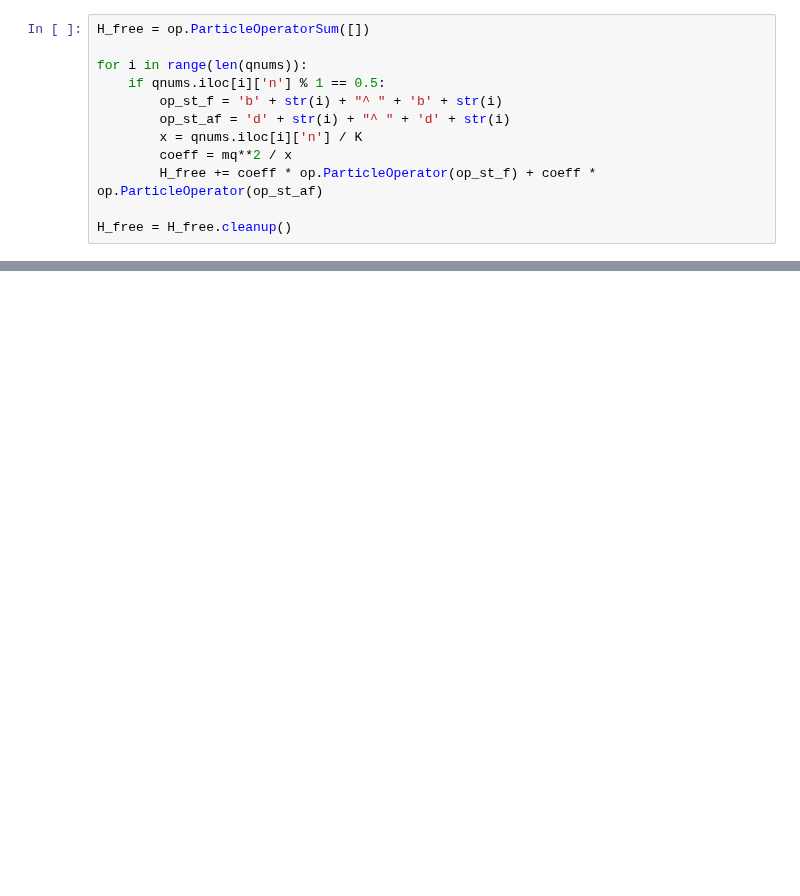
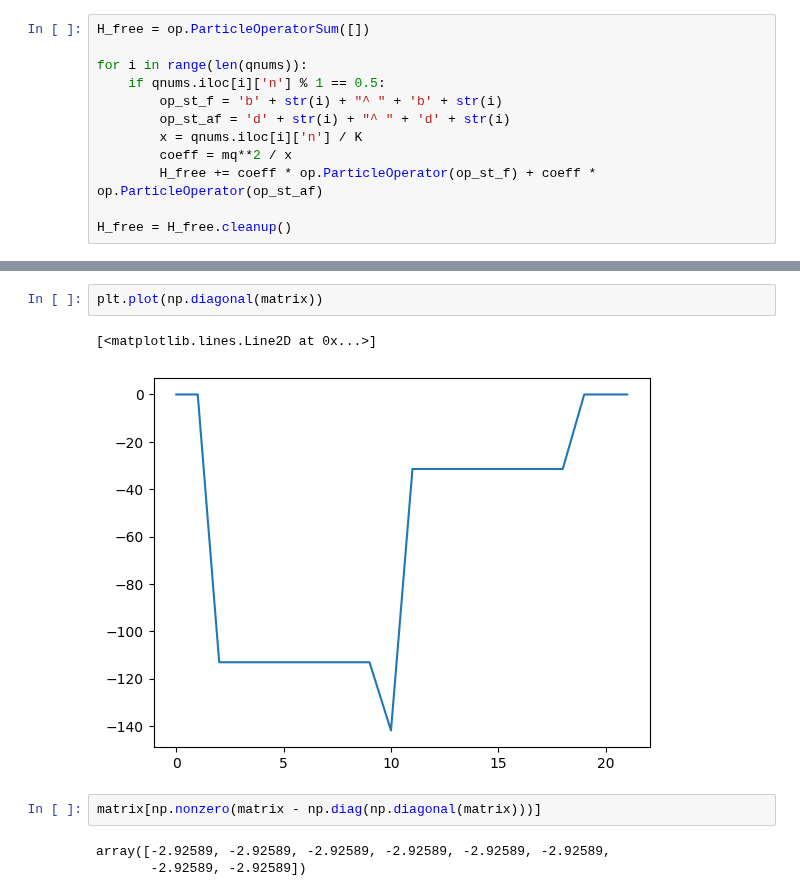
Before and after one commit to cgustin99/OpenParticle, a Jupyter notebook: models/QCD/qcd_hamiltonian.ipynb, the cells around one changed output, grey strips where cells are left out. Cells and saved outputs as stored; diff of their text form; blank space fills up the shorter version.

```diff
--- a/models/QCD/qcd_hamiltonian.ipynb
+++ b/models/QCD/qcd_hamiltonian.ipynb
@@ -85,0 +109,10 @@ $U = e^{i2\phi H}$
+# %%
+plt.plot(np.diagonal(matrix))
+# %% [output]
+[<matplotlib.lines.Line2D at 0x...>]
+[figure, added]
+# %%
+matrix[np.nonzero(matrix - np.diag(np.diagonal(matrix)))]
+# %% [output]
+array([-2.92589, -2.92589, -2.92589, -2.92589, -2.92589, -2.92589,
+       -2.92589, -2.92589])
```
Also changed, not shown: parts of 19 cells of this notebook.
